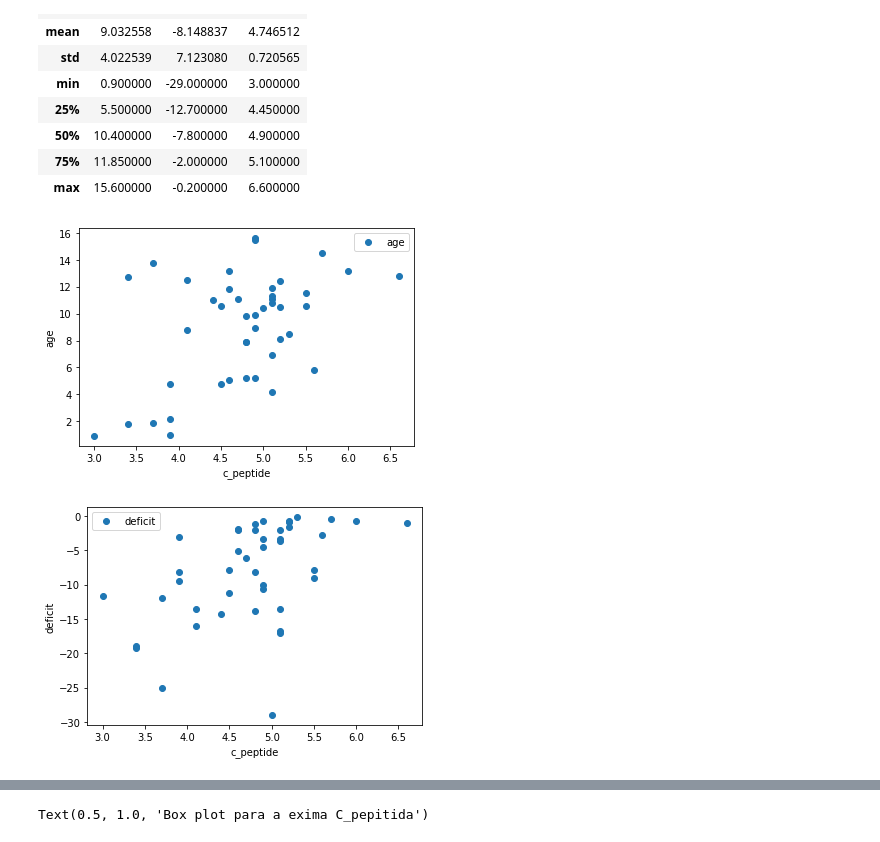
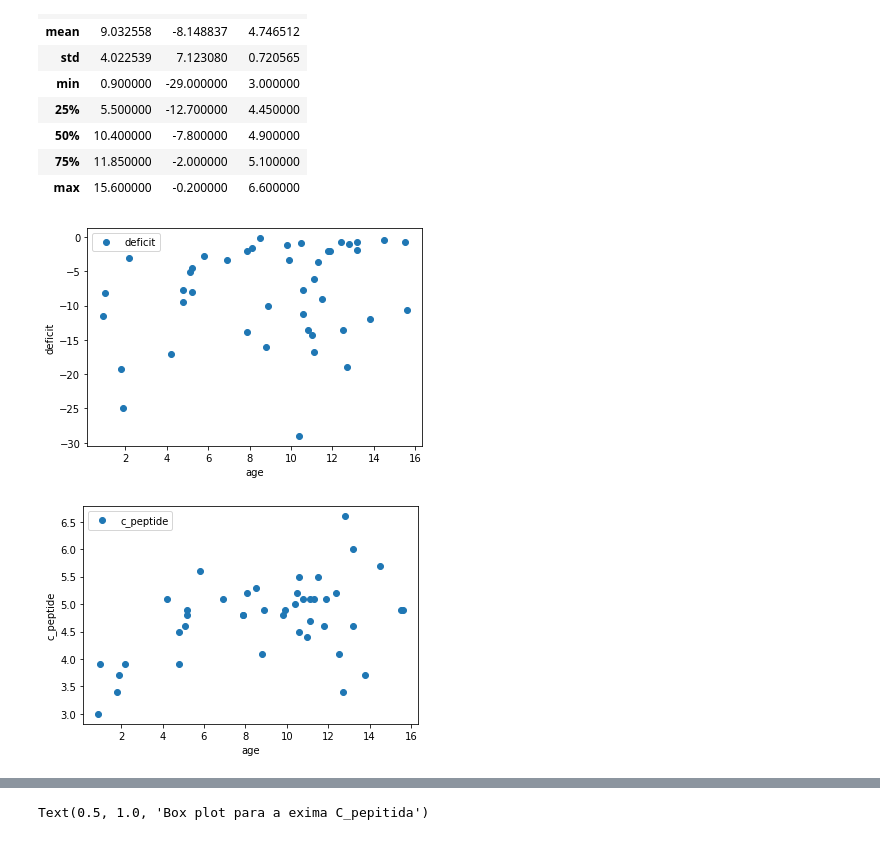
Before and after one commit to rmontteiro/ML_IGTI_bootcamp, a Jupyter notebook: Desafio_Mod3_RegLinear_ipynb.ipynb, the cells around one changed output, grey strips where cells are left out. Saved outputs shown, nothing was run; the diff lists cells and outputs as text; code cells hidden in the pictures.

```diff
--- a/Desafio_Mod3_RegLinear_ipynb.ipynb
+++ b/Desafio_Mod3_RegLinear_ipynb.ipynb
@@ -56,9 +56,3 @@ age          0
 deficit      0
 c_peptide    0
 dtype: int64
-# %%
-# binarizando a feature week
-df = pd.get_dummies(df)
-
-# visualizando o resultado
-df.head(5)
@@ -85,11 +92,11 @@ df.describe()
 # %%
 #plotando gráficos de correlação das features
 for i in df.columns[0:]:
-    if(i != 'c_peptide'):
-        df.plot(x = 'c_peptide', y = i, style='o')
-        plt.xlabel('c_peptide')
+    if(i != 'age'):
+        df.plot(x = 'age', y = i, style='o')
+        plt.xlabel('age')
         plt.ylabel(i)
         plt.show()
 # %% [output]
-[figure, old version]
+[figure, new version]
-[figure, old version]
+[figure, new version]
```
Also changed, not shown: parts of 12 cells of this notebook.
